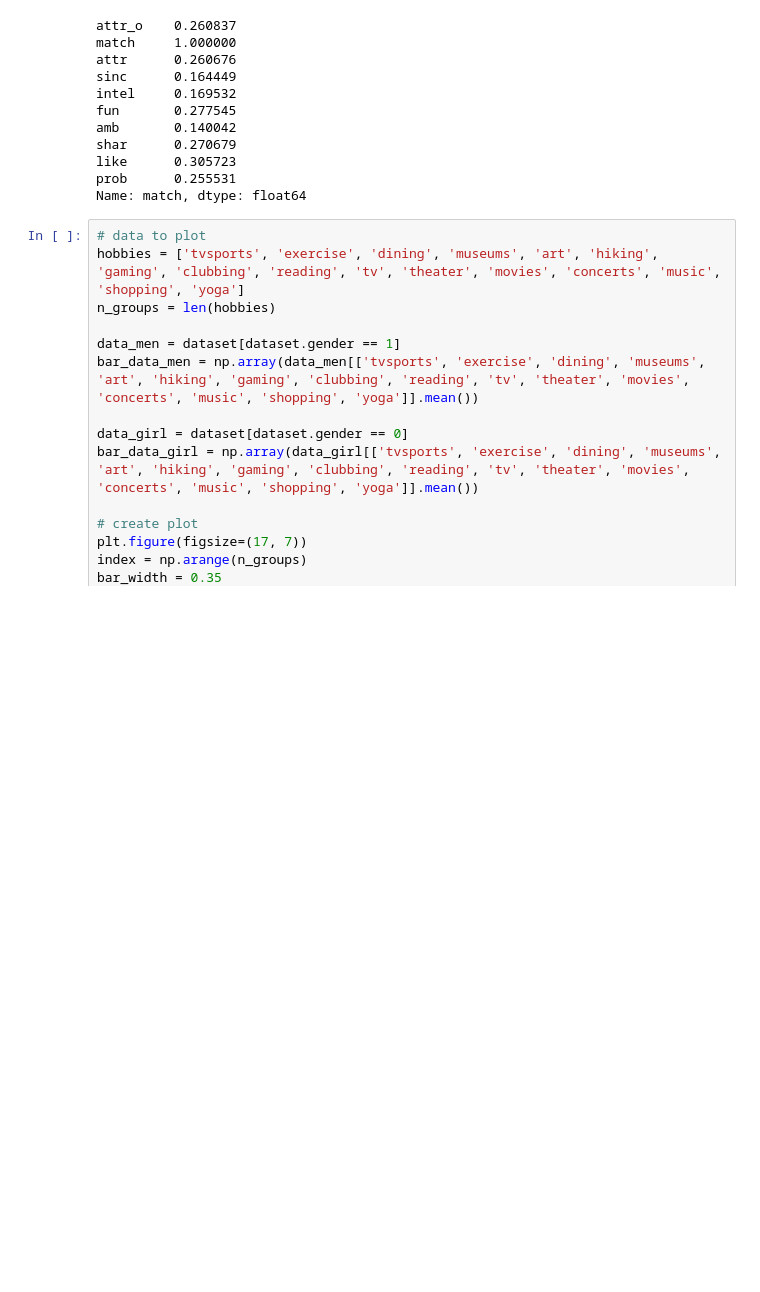
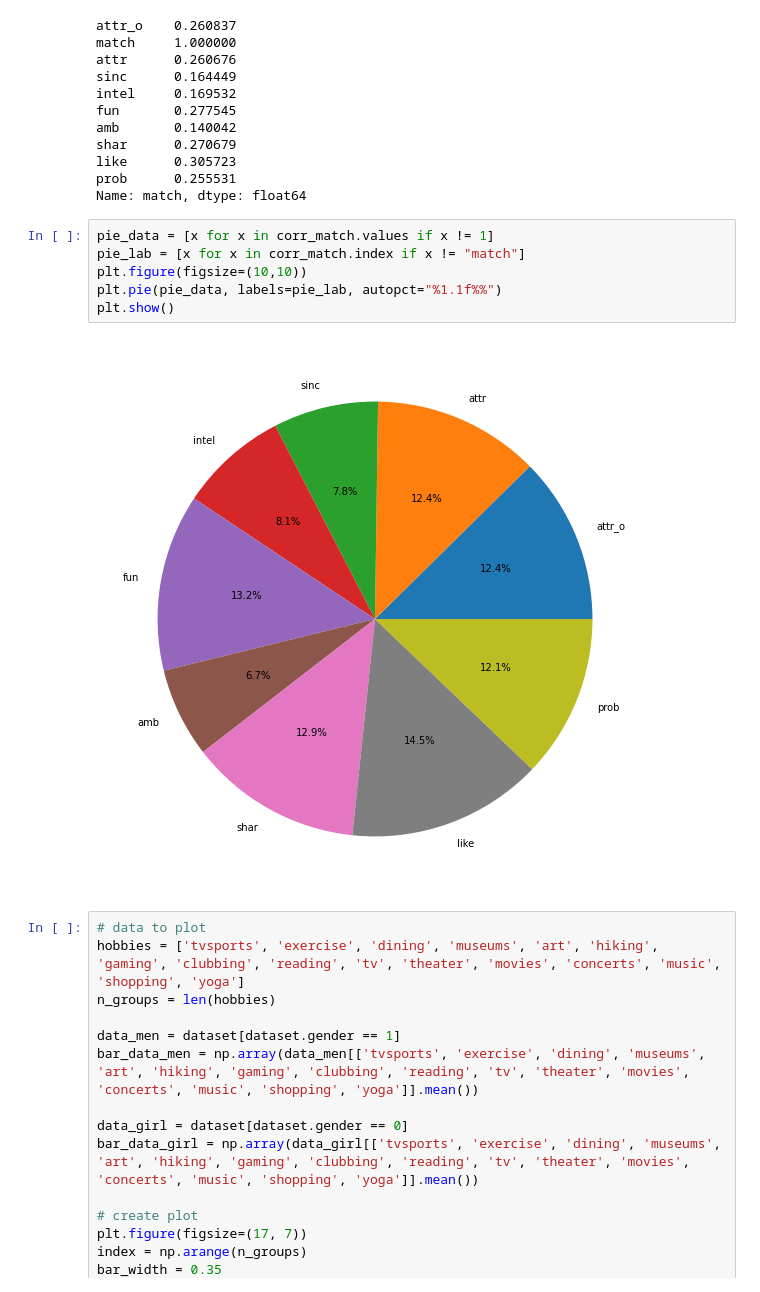
Before and after one commit to ZoziLaMalice/speed_dating, a Jupyter notebook: Notebook/first_cleaning_&_analyse.ipynb, the cells around one changed output. Saved outputs shown, nothing was run; the diff lists cells and outputs as text; blank space fills up the shorter version.

```diff
--- a/Notebook/first_cleaning_&_analyse.ipynb
+++ b/Notebook/first_cleaning_&_analyse.ipynb
@@ -176,6 +176,14 @@ shar      0.270679
 like      0.305723
 prob      0.255531
 Name: match, dtype: float64
+# %%
+pie_data = [x for x in corr_match.values if x != 1]
+pie_lab = [x for x in corr_match.index if x != "match"]
+plt.figure(figsize=(10,10))
+plt.pie(pie_data, labels=pie_lab, autopct="%1.1f%%")
+plt.show()
+# %% [output]
+[figure, added]
 # %%
 # data to plot
 hobbies = ['tvsports', 'exercise', 'dining', 'museums', 'art', 'hiking', 'gaming', 'clubbing', 'reading', 'tv', 'theater', 'movies', 'concerts', 'music', 'shopping', 'yoga']
```
Also changed, not shown: parts of 11 cells of this notebook, 1 other file.
